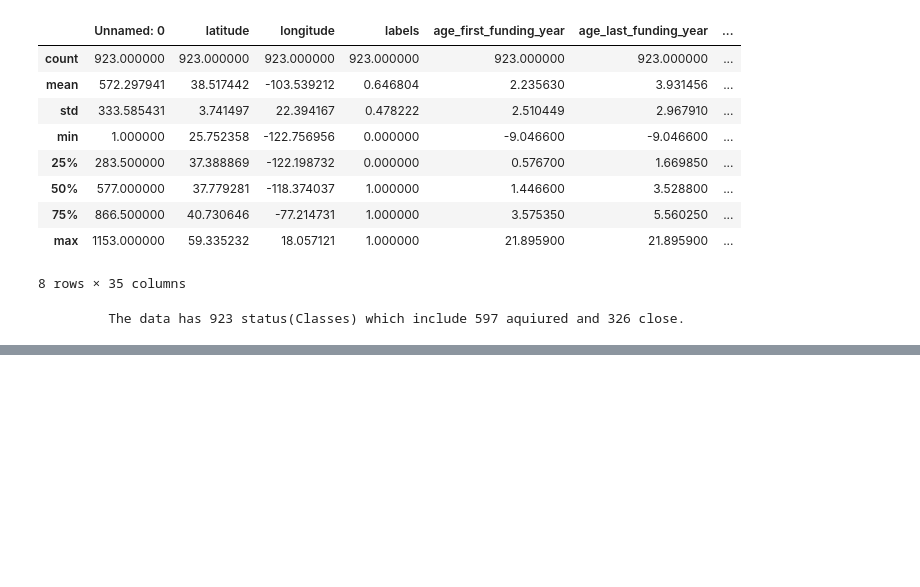
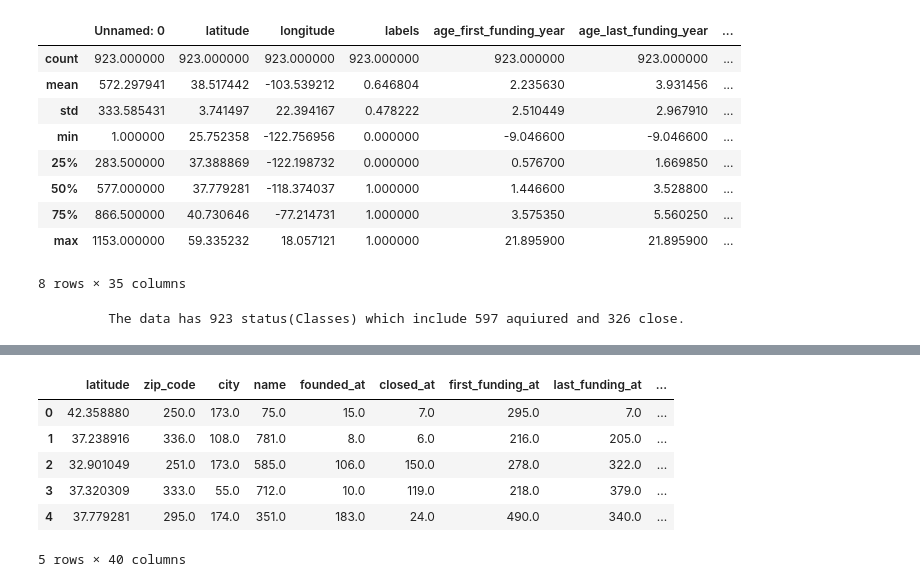
Before and after one commit to ZeeWING-Projects/Start-up-pridiction-dataset-analysis, a Jupyter notebook: AI_Assignment.ipynb, the cells around one changed output, grey strips where cells are left out. Drawn from its saved outputs; the diff is of its cells as text; code cells hidden in the pictures; blank space fills up the shorter version.

```diff
--- a/AI_Assignment.ipynb
+++ b/AI_Assignment.ipynb
@@ -82,0 +131,10 @@ print("\n \t The data has {} status(Classes) which include {} aquiured and {} cl
+# %%
+data.head()
+# %% [output]
+|  | latitude | zip_code | city | name | founded_at | closed_at | first_funding_at | last_funding_at | ... |
+| 0 | 42.358880 | 250.0 | 173.0 | 75.0 | 15.0 | 7.0 | 295.0 | 7.0 | ... |
+| 1 | 37.238916 | 336.0 | 108.0 | 781.0 | 8.0 | 6.0 | 216.0 | 205.0 | ... |
+| 2 | 32.901049 | 251.0 | 173.0 | 585.0 | 106.0 | 150.0 | 278.0 | 322.0 | ... |
+| 3 | 37.320309 | 333.0 | 55.0 | 712.0 | 10.0 | 119.0 | 218.0 | 379.0 | ... |
+| 4 | 37.779281 | 295.0 | 174.0 | 351.0 | 183.0 | 24.0 | 490.0 | 340.0 | ... |
+5 rows × 40 columns
```
Also changed, not shown: parts of 8 cells of this notebook, 3 other files.
